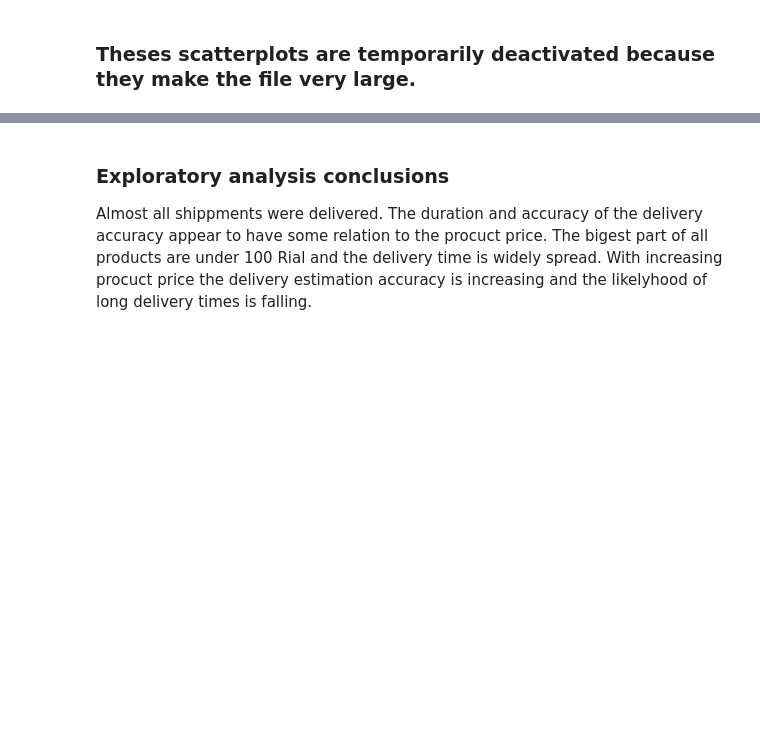
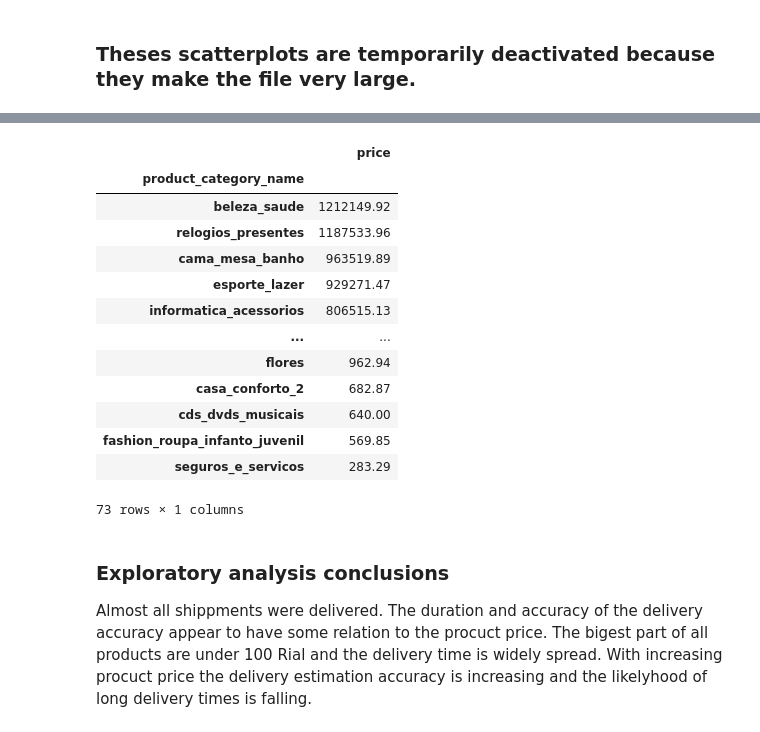
Before and after one commit to LarsTinnefeld/olist_ecom_analysis, a Jupyter notebook: olist_analysis.ipynb, the cells around one changed output, grey strips where cells are left out. Cells and saved outputs as stored; diff of their text form; code cells hidden in the pictures; blank space fills up the shorter version.

```diff
--- a/olist_analysis.ipynb
+++ b/olist_analysis.ipynb
@@ -569,3 +579,20 @@ df_order_items_consolidated['product_category_name'].value_counts().plot(kind="b
+# %%
+df_order_items_consolidated.groupby('product_category_name').agg({'price': 'sum'}).sort_values(by='price', ascending=False)
+# %% [output]
+|  | price |
+| product_category_name |  |
+| beleza_saude | 1212149.92 |
+| relogios_presentes | 1187533.96 |
+| cama_mesa_banho | 963519.89 |
+| esporte_lazer | 929271.47 |
+| informatica_acessorios | 806515.13 |
+| ... | ... |
+| flores | 962.94 |
+| casa_conforto_2 | 682.87 |
+| cds_dvds_musicais | 640.00 |
+| fashion_roupa_infanto_juvenil | 569.85 |
+| seguros_e_servicos | 283.29 |
+73 rows × 1 columns
 # %% [markdown]
 ### Exploratory analysis conclusions
 Almost all shippments were delivered. The duration and accuracy of the delivery accuracy appear to have some relation to the procuct price. The bigest part of all products are under 100 Rial and the delivery time is widely spread. With increasing procuct price the delivery estimation accuracy is increasing and the likelyhood of long delivery times is falling.
```
Also changed, not shown: parts of 11 cells of this notebook.
